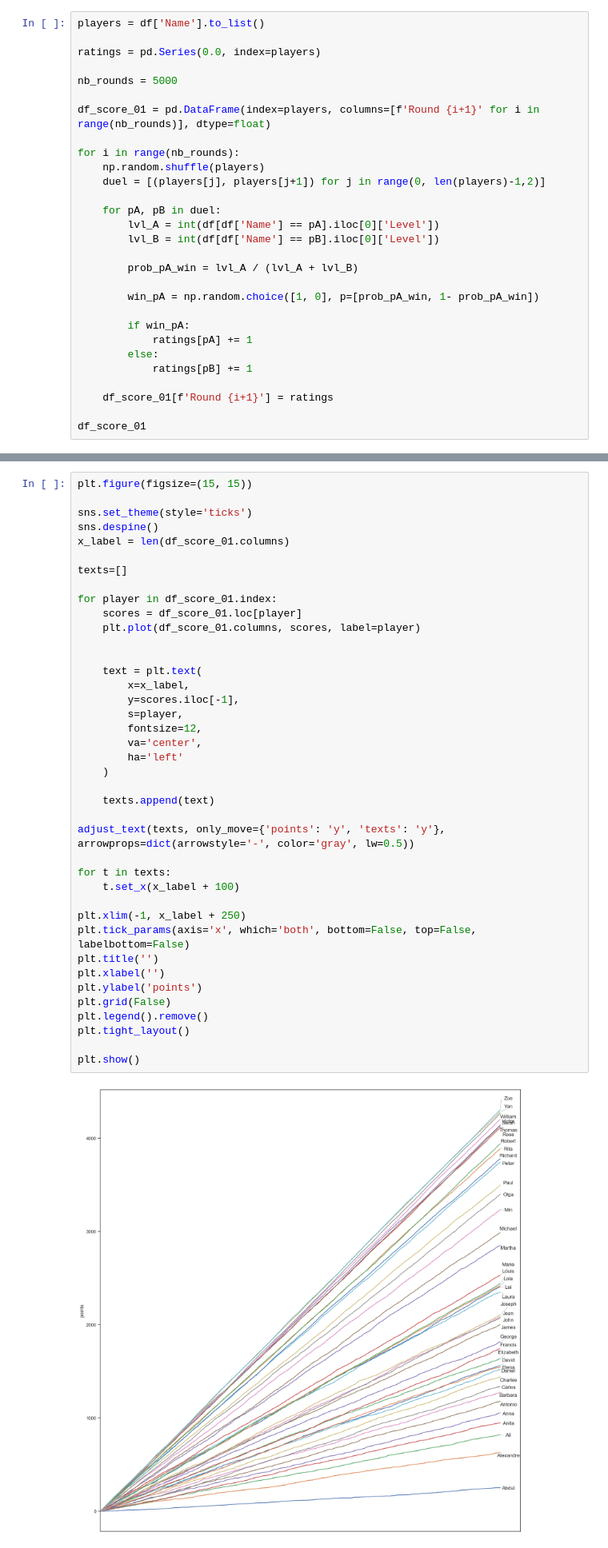
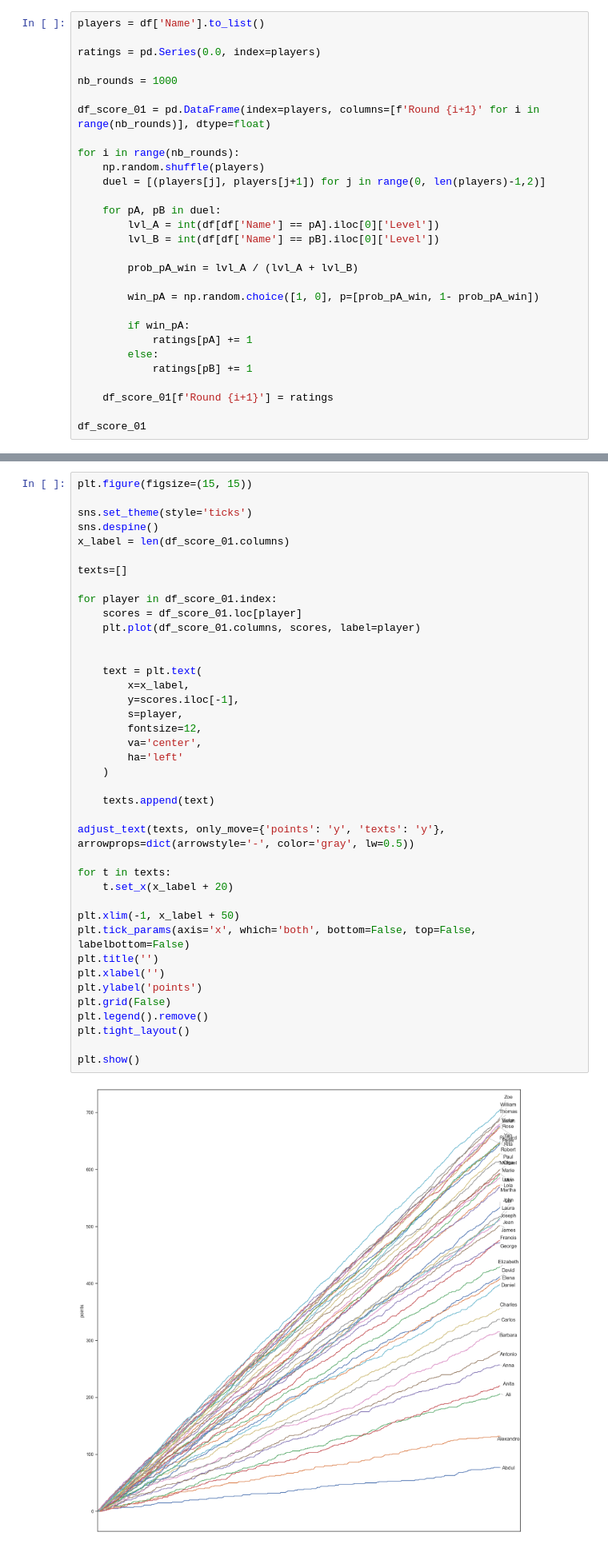
Before and after one commit to colinldt/Elo_rating_system, a Jupyter notebook: elo_rating_system.ipynb, the cells around one changed output, grey strips where cells are left out. Shown at 80% size. Saved outputs shown, nothing was run; the diff lists cells and outputs as text.

```diff
--- a/elo_rating_system.ipynb
+++ b/elo_rating_system.ipynb
@@ -17,7 +17,7 @@ players = df['Name'].to_list()
 
 ratings = pd.Series(0.0, index=players)
 
-nb_rounds = 5000
+nb_rounds = 1000
 
 df_score_01 = pd.DataFrame(index=players, columns=[f'Round {i+1}' for i in range(nb_rounds)], dtype=float)
 
@@ -72,36 +72,36 @@ texts=[]
 for player in df_score_01.index:
     scores = df_score_01.loc[player]
     plt.plot(df_score_01.columns, scores, label=player)
 
 
     text = plt.text(
         x=x_label,
         y=scores.iloc[-1],
         s=player,
         fontsize=12,
         va='center',
         ha='left'
     )
 
     texts.append(text)
 
 adjust_text(texts, only_move={'points': 'y', 'texts': 'y'}, arrowprops=dict(arrowstyle='-', color='gray', lw=0.5))
 
 for t in texts:
-    t.set_x(x_label + 100)
+    t.set_x(x_label + 20)
 
-plt.xlim(-1, x_label + 250)
+plt.xlim(-1, x_label + 50)
 plt.tick_params(axis='x', which='both', bottom=False, top=False, labelbottom=False)
 plt.title('')
 plt.xlabel('')
 plt.ylabel('points')
 plt.grid(False)
 plt.legend().remove()
 plt.tight_layout()
 
 plt.show()
 # %% [output]
-[figure, old version]
+[figure, new version]
 # %% [markdown]
 C’est un bon début, les joueurs les plus forts sont bien ceux comptabilisant le plus grand nombre de points, on observe cependant deux problèmes ici, les points ne se stabilisent pas, il s’agit juste d’un cumul de point au fur et à mesure que le nombre de match augmente, et rien n’empêcherai un joueur moyen de jouer en continu contre le joueur le plus faible afin d’accumuler beaucoup de points ce qui rompt la fiabilité de notre système. Ce que l’on veut, c’est un système dont la note de chaque joueur converge vers une valeur qui reflète son véritable niveau.
 L’une des choses que nous avons oubliés ici c’est la notion d’équilibrage. Peut importe les joueurs qui s’affrontent, le gagnant remporte toujours un point. Or, il parait logique que le premier du classement gagne face au dernier et à l’inverse, on ne peut pas s’attendre à ce qu’un joueur faible gagne aux meilleurs joueurs. Dans ces deux cas, on comprend bien que le joueur le plus fort ne peut pas être récompensé au détriment d’un joueur bien plus faible qui lui se verrai pénalisé.
```
Also changed, not shown: parts of 3 cells of this notebook.
